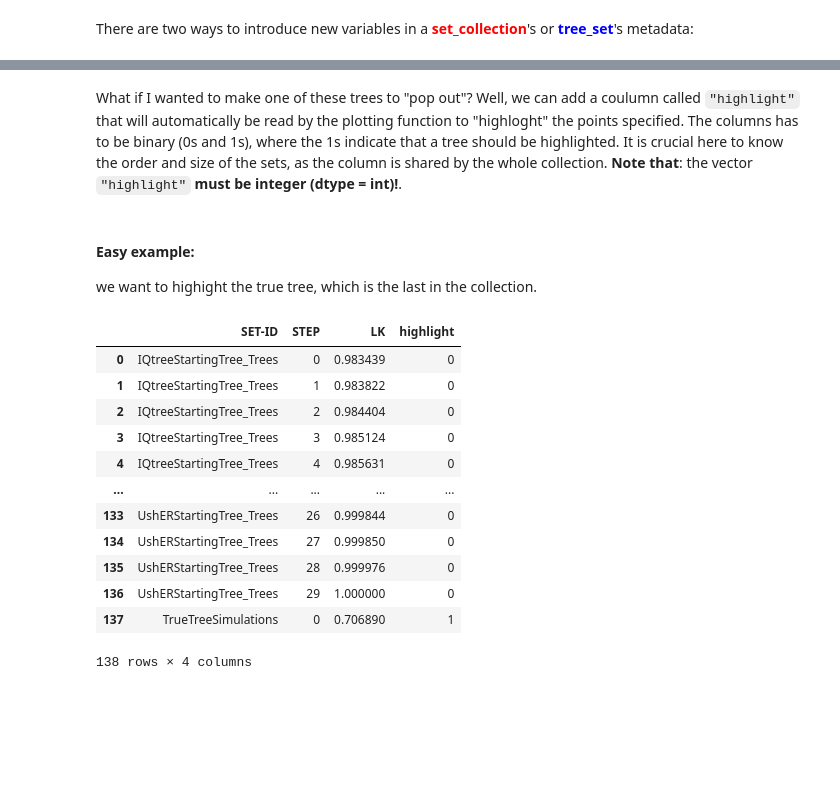
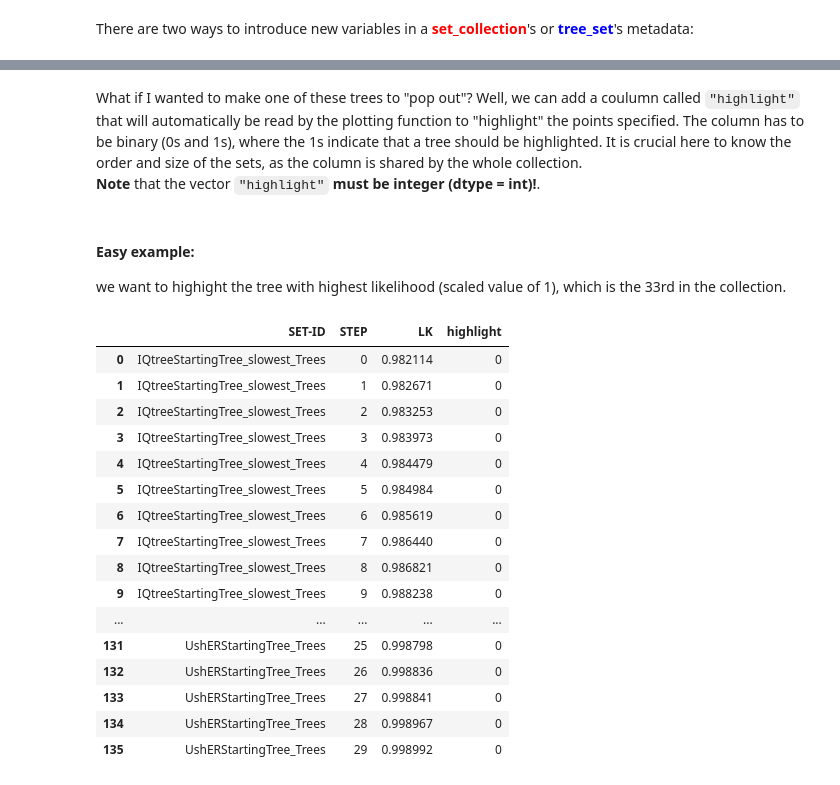
Before and after one commit to NickGoldman/Pear-EBI-NickG, a Jupyter notebook: examples_tree_sets/Advanced Examples/How to use pear_ebi on python and reproduce the examples on the paper.ipynb, the cells around one changed output, grey strips where cells are left out. Drawn from its saved outputs; the diff is of its cells as text; code cells hidden in the pictures; blank space fills up the shorter version.

```diff
--- a/examples_tree_sets/Advanced Examples/How to use pear_ebi on python and reproduce the examples on the paper.ipynb
+++ b/examples_tree_sets/Advanced Examples/How to use pear_ebi on python and reproduce the examples on the paper.ipynb
@@ -119,8 +135,12 @@ We do not delve into the biological interpretation of this specific example, as
        <li> Same features of the 2D representation. However, there is no contour plot in this case.
 # %%
 input_dir = '../bootstrap_mammals/'
-files = ([f'bootstrap_{i}' for i in [6086, 5261, 5092, 281, 11289, 10409]] +
-    [f'bestTree_{i}' for i in [6086, 5261, 5092, 281, 11289, 10409]])
+# use bootstrap and ML trees derived from 6 different genomic loci #
+files = ([f'bootstrap_{i}' for i in [6086, 229, 4544, 281, 694, 10409]] +
+      [f'bestTree_{i}' for i in [6086, 229, 4544, 281, 694, 10409]])
+   # these following loci were used in an earlier version of our ms. #
+   # files = ([f'bootstrap_{i}' for i in [6086, 5261, 5092, 281, 11289, 10409]] +  #
+   #     [f'bestTree_{i}' for i in [6086, 5261, 5092, 281, 11289, 10409]]) #
 collection = tree_set.set_collection([os.path.join(input_dir, f) for f in files])
 print(collection)
 # %% [output]
@@ -154,17 +184,14 @@ In this specific example, we focus the readers' attention on the possibility of
 In the cell below we specify a list of files containing trees and a list of files containing the likelihood of each tree.
 # %%
-maple_tree = [
-    "IQtreeStartingTree_Trees",
-    "MapleStartingTree_Trees",
+maple_tree = [ # 4 MAPLE runs (trajectories) on the same SARS-CoV-2 alignment but with different starting trees #
+    "IQtreeStartingTree_slowest_Trees",
     "ParsimonyRAxMLStartingTree_GTRmodel_Trees",
     "RAxMLNGStartingTree_Trees",
     "UshERStartingTree_Trees",
-    "TrueTreeSimulations",
     ]
 
-maple_LK = [
-    "IQtreeStartingTree_LK",
-    "MapleStartingTree_LK",
+maple_LK = [ # likelihoods for the trees in each trajectory #
+    "IQtreeStartingTree_slowest_LK",
     "ParsimonyRAxMLStartingTree_GTRmodel_LK",
     "RAxMLNGStartingTree_LK",
     "UshERStartingTree_LK",
@@ -176,6 +203,6 @@ In the cell below we check that "DisMat_Maple.csv", the precomputed distance mat
 # %%
 set_list = [os.path.join(maple_dir, tree) for tree in maple_tree]
-try:collection_maple = tree_set.set_collection(set_list, distance_matrix = "../MAPLE_res/DistMat_Maple.csv")
+try:collection_maple = tree_set.set_collection(set_list, distance_matrix = "../MAPLE_res/smart_RF_DistMat_Maple.csv")
 except:collection_maple = tree_set.set_collection(set_list)
 finally:print(collection_maple)
 # %% [output]
@@ -250,8 +276,8 @@ collection_maple.metadata
 # %%
-# Method 2:
-# One may specify a file with additional
-# metadata when the object is created
-collection_maple = tree_set.set_collection(set_list, distance_matrix = "../MAPLE_res/DistMat_Maple.csv", metadata="../MAPLE_res/Likelihoods.csv")
+# Method 2: #
+# One may specify a file with additional #
+# metadata when the object is created #
+collection_maple = tree_set.set_collection(set_list, distance_matrix = "../MAPLE_res/smart_RF_DistMat_Maple.csv", metadata="../MAPLE_res/Likelihoods.csv")
 collection_maple.metadata
 # %% [output]
 |  | SET-ID | STEP | LK |
@@ -288,26 +328,32 @@ collection_maple.plot_3D('pcoa', plot_meta = 'LK', same_scale = True, select = T
 # %% [markdown]
-What if I wanted to make one of these trees to "pop out"? Well, we can add a coulumn called `"highlight"` that will automatically be read by the plotting function to "highloght" the points specified. The columns has to be binary (0s and 1s), where the 1s indicate that a tree should be highlighted. It is crucial here to know the order and size of the sets, as the column is shared by the whole collection. <b>Note that</b>: the vector `"highlight"` <b>must be integer (dtype = int)!</b>.
+What if I wanted to make one of these trees to "pop out"? Well, we can add a coulumn called `"highlight"` that will automatically be read by the plotting function to "highlight" the points specified. The column has to be binary (0s and 1s), where the 1s indicate that a tree should be highlighted. It is crucial here to know the order and size of the sets, as the column is shared by the whole collection. <BR>
+    <b>Note</b> that the vector `"highlight"` <b>must be integer (dtype = int)!</b>.
 # %% [markdown]
 #### Easy example:
-we want to highight the true tree, which is the last in the collection.
+we want to highight the tree with highest likelihood (scaled value of 1), which is the 33rd in the collection.
 # %%
-highlight_mask = np.zeros(collection_maple.metadata.shape[0], dtype=int) # vector of 0s with size = n_trees
-highlight_mask[-1] = 1 # last element set to 1
+pd.options.display.max_rows = 200 # allow notebook to show up to 200 lines of output before truncating #
+highlight_mask = np.zeros(collection_maple.metadata.shape[0], dtype=int) # vector of 0s with size = n_trees #
+highlight_mask[32] = 1 # 33rd element set to 1
 collection_maple.metadata['highlight'] = highlight_mask
 collection_maple.metadata
 # %% [output]
 |  | SET-ID | STEP | LK | highlight |
-| 0 | IQtreeStartingTree_Trees | 0 | 0.983439 | 0 |
-| 1 | IQtreeStartingTree_Trees | 1 | 0.983822 | 0 |
-| 2 | IQtreeStartingTree_Trees | 2 | 0.984404 | 0 |
-| 3 | IQtreeStartingTree_Trees | 3 | 0.985124 | 0 |
-| 4 | IQtreeStartingTree_Trees | 4 | 0.985631 | 0 |
+| 0 | IQtreeStartingTree_slowest_Trees | 0 | 0.982114 | 0 |
+| 1 | IQtreeStartingTree_slowest_Trees | 1 | 0.982671 | 0 |
+| 2 | IQtreeStartingTree_slowest_Trees | 2 | 0.983253 | 0 |
+| 3 | IQtreeStartingTree_slowest_Trees | 3 | 0.983973 | 0 |
+| 4 | IQtreeStartingTree_slowest_Trees | 4 | 0.984479 | 0 |
+| 5 | IQtreeStartingTree_slowest_Trees | 5 | 0.984984 | 0 |
+| 6 | IQtreeStartingTree_slowest_Trees | 6 | 0.985619 | 0 |
+| 7 | IQtreeStartingTree_slowest_Trees | 7 | 0.986440 | 0 |
+| 8 | IQtreeStartingTree_slowest_Trees | 8 | 0.986821 | 0 |
+| 9 | IQtreeStartingTree_slowest_Trees | 9 | 0.988238 | 0 |
 | ... | ... | ... | ... | ... |
-| 133 | UshERStartingTree_Trees | 26 | 0.999844 | 0 |
-| 134 | UshERStartingTree_Trees | 27 | 0.999850 | 0 |
-| 135 | UshERStartingTree_Trees | 28 | 0.999976 | 0 |
-| 136 | UshERStartingTree_Trees | 29 | 1.000000 | 0 |
-| 137 | TrueTreeSimulations | 0 | 0.706890 | 1 |
+| 131 | UshERStartingTree_Trees | 25 | 0.998798 | 0 |
+| 132 | UshERStartingTree_Trees | 26 | 0.998836 | 0 |
+| 133 | UshERStartingTree_Trees | 27 | 0.998841 | 0 |
+| 134 | UshERStartingTree_Trees | 28 | 0.998967 | 0 |
+| 135 | UshERStartingTree_Trees | 29 | 0.998992 | 0 |
-138 rows × 4 columns
 # %%
 collection_maple.plot_2D('pcoa', plot_meta = 'LK', same_scale = True, select = False, static = True)
```
Also changed, not shown: parts of 34 cells of this notebook, 3 other files.
